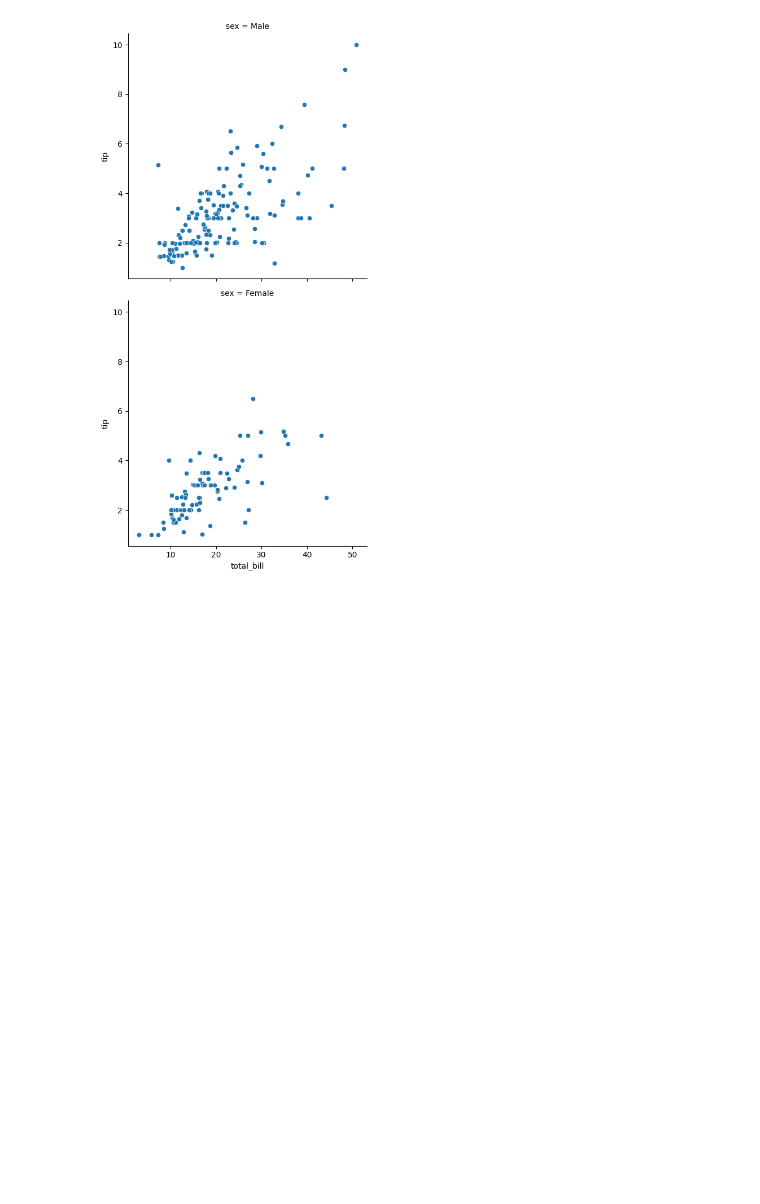
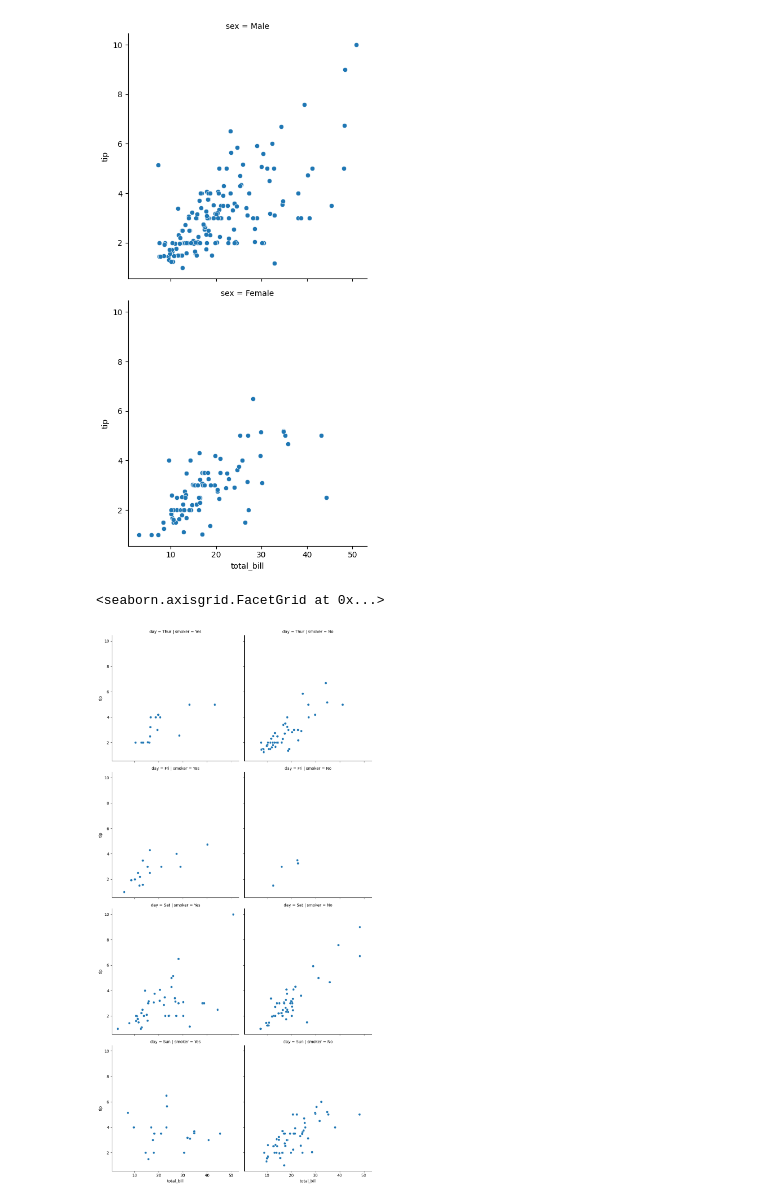
Before and after one commit to simran-aug15/Seaborn, a Jupyter notebook: relational_plots.ipynb, the cells around one changed output. Saved outputs shown, nothing was run; the diff lists cells and outputs as text; code cells hidden in the pictures; blank space fills up the shorter version.

```diff
--- a/relational_plots.ipynb
+++ b/relational_plots.ipynb
@@ -115,3 +115,9 @@ sns.relplot(data=tip,x='total_bill',y='tip',kind='scatter',row='sex')
 # %% [output]
 <seaborn.axisgrid.FacetGrid at 0x...>
 [figure]
+# %%
+# using function for both row and col
+sns.relplot(data=tip,x='total_bill',y='tip',kind='scatter',row='day',col='smoker')
+# %% [output]
+<seaborn.axisgrid.FacetGrid at 0x...>
+[figure, added]
```
